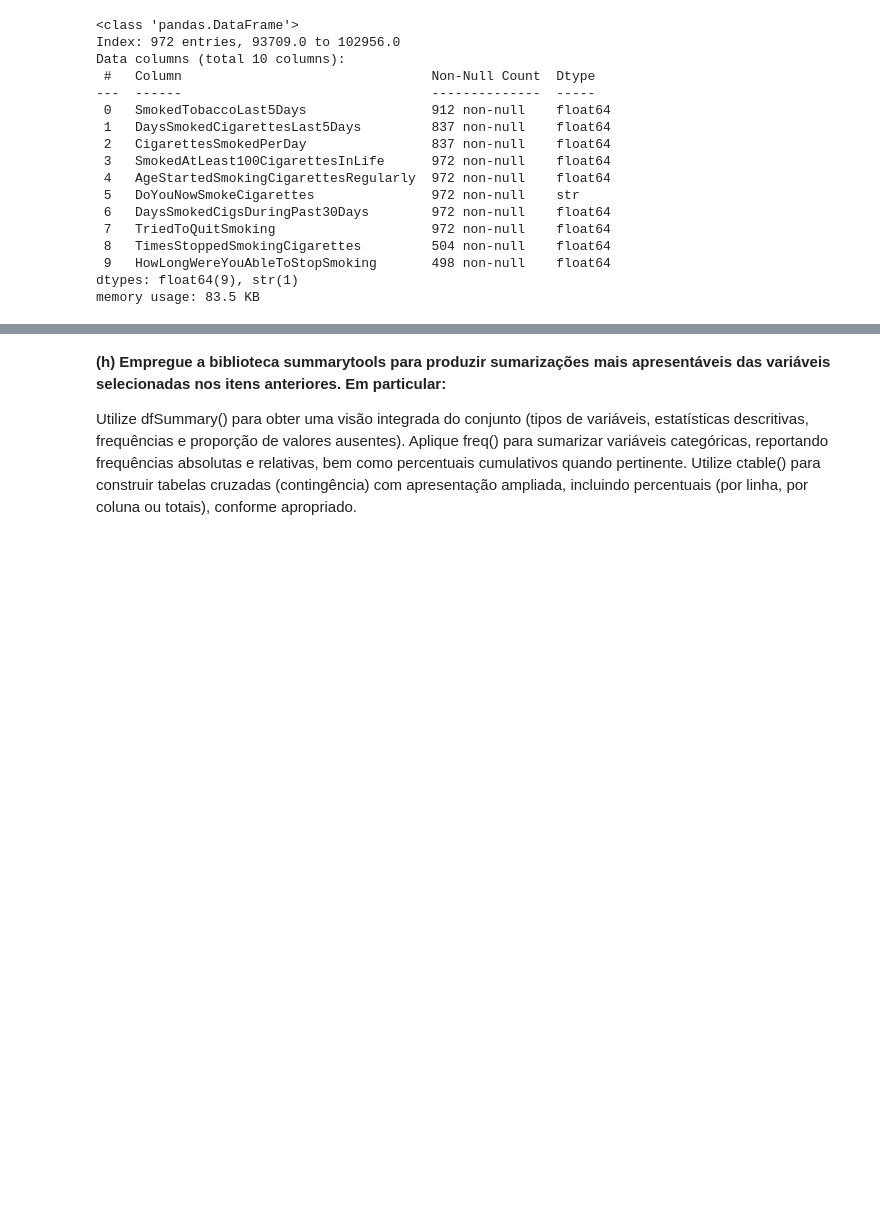
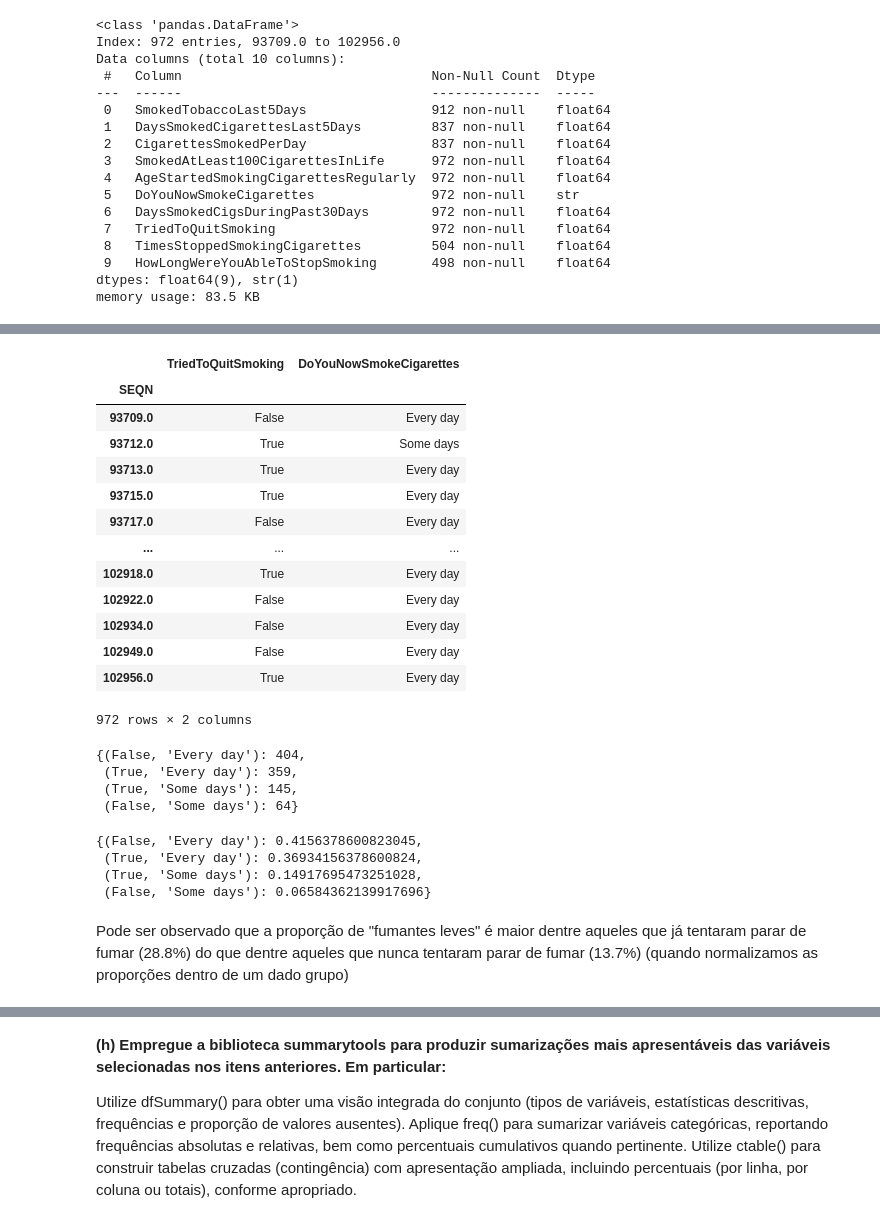
Before and after one commit to Racciatti/aprendizado_supervisionado, a Jupyter notebook: Code/EDA.ipynb, the cells around one changed output, grey strips where cells are left out. Drawn from its saved outputs; the diff is of its cells as text; code cells hidden in the pictures; blank space fills up the shorter version.

```diff
--- a/Code/EDA.ipynb
+++ b/Code/EDA.ipynb
@@ -381,0 +763,19 @@ Obtenha as correspondentes frequências relativas.
+# %%
+df3 = selected_samples_df[['TriedToQuitSmoking', 'DoYouNowSmokeCigarettes']]
+# %%
+df3
+# %% [output]
+|  | TriedToQuitSmoking | DoYouNowSmokeCigarettes |
+| SEQN |  |  |
+| 93709.0 | False | Every day |
+| 93712.0 | True | Some days |
+| 93713.0 | True | Every day |
+| 93715.0 | True | Every day |
+| 93717.0 | False | Every day |
+| ... | ... | ... |
+| 102918.0 | True | Every day |
+| 102922.0 | False | Every day |
+| 102934.0 | False | Every day |
+| 102949.0 | False | Every day |
+| 102956.0 | True | Every day |
+972 rows × 2 columns
@@ -381,0 +784,7 @@ Obtenha as correspondentes frequências relativas.
+# %%
+contingency_table.to_dict()
+# %% [output]
+{(False, 'Every day'): 404,
+ (True, 'Every day'): 359,
+ (True, 'Some days'): 145,
+ (False, 'Some days'): 64}
@@ -381,0 +793,9 @@ Obtenha as correspondentes frequências relativas.
+# %%
+contingency_table.to_dict()
+# %% [output]
+{(False, 'Every day'): 0.4156378600823045,
+ (True, 'Every day'): 0.36934156378600824,
+ (True, 'Some days'): 0.14917695473251028,
+ (False, 'Some days'): 0.06584362139917696}
+# %% [markdown]
+Pode ser observado que a proporção de "fumantes leves" é maior dentre aqueles que já tentaram parar de fumar (28.8%) do que dentre aqueles que nunca tentaram parar de fumar (13.7%) (quando normalizamos as proporções dentro de um dado grupo)
```
Also changed, not shown: parts of 42 cells of this notebook.
